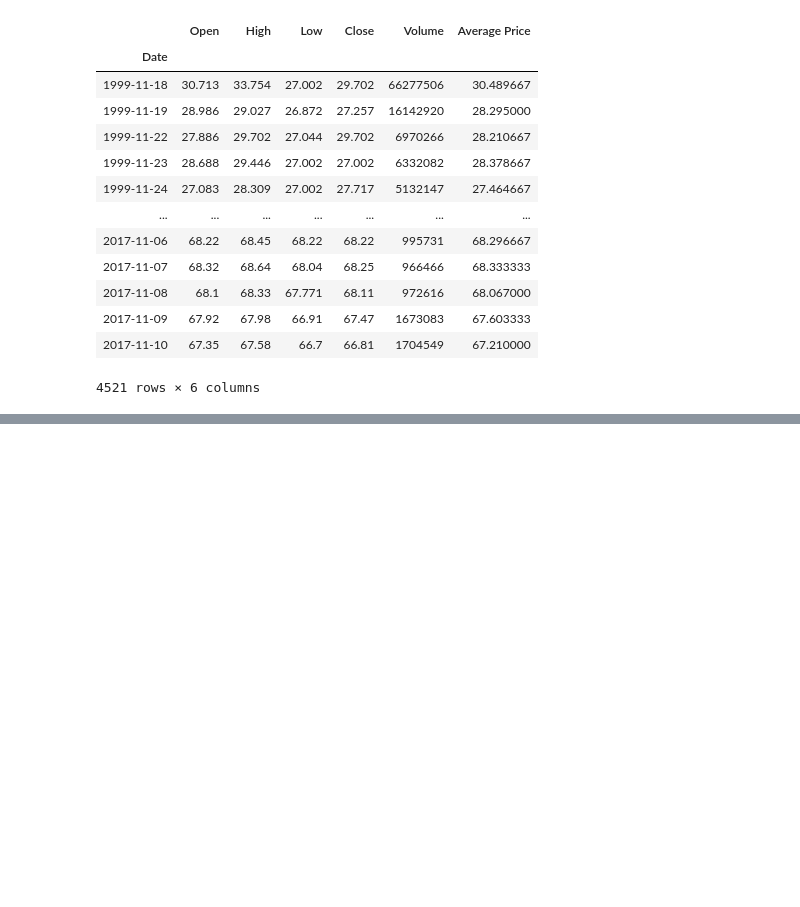
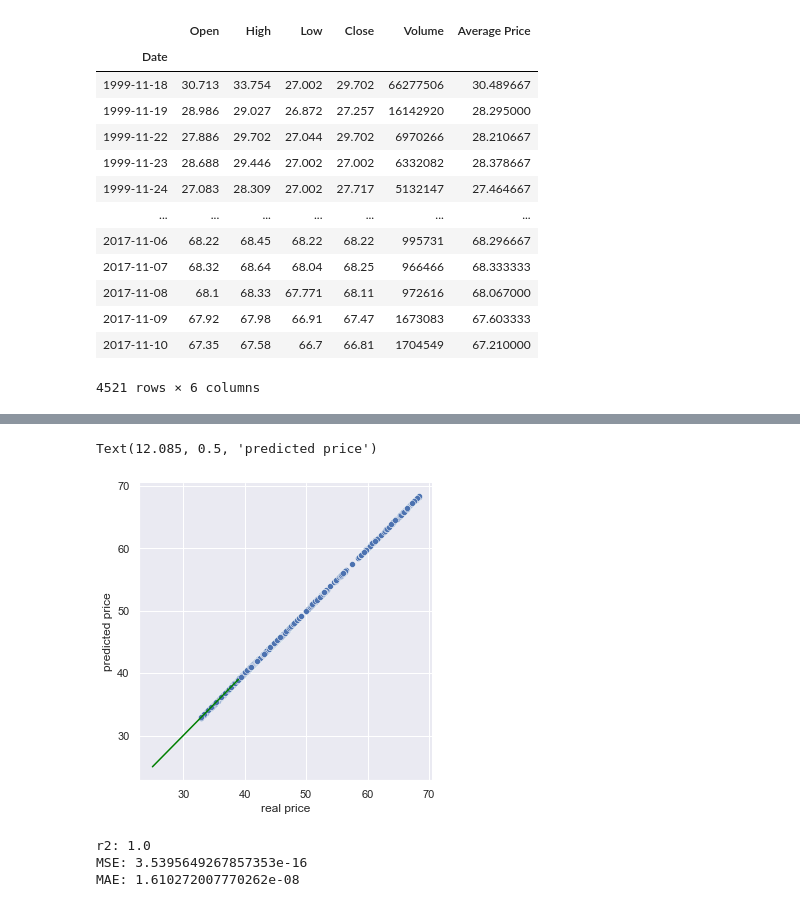
Before and after one commit to riz734/SI-370-Predictive-Models-for-Stocks, a Jupyter notebook: Stock.ipynb, the cells around one changed output, grey strips where cells are left out. Saved outputs shown, nothing was run; the diff lists cells and outputs as text; code cells hidden in the pictures; blank space fills up the shorter version.

```diff
--- a/Stock.ipynb
+++ b/Stock.ipynb
@@ -236,0 +262,19 @@ add_ta(stock_df,14)
+# %%
+from sklearn.linear_model import LinearRegression
+
+model = LinearRegression().fit(x_train, y_train)
+
+# The following section will get results by interpreting the created instance:
+
+# Obtain the coefficient of determination by calling the model with the score() function, then print the coefficient:
+r_sq = model.score(x_train, y_train)
+print('coefficient of determination:', r_sq)
+
+# Print the Intercept:
+print('intercept:', model.intercept_)
+
+# Print the Slope:
+print('slope:', model.coef_)
+
+# Predict a Response and print it:
+y_pred = model.predict(x_test)
@@ -236,0 +324,25 @@ add_ta(stock_df,14)
+# %%
+predictions = []
+
+for i in y_pred:
+    predictions.append(i[0])
+# %%
+sns.set(rc={"figure.figsize":(10, 6)})
+
+sns.relplot(x=y_test["Average Price"].values, y=predictions)
+plt.plot(np.arange(25, 40), np.arange(25, 40), color='green')
+plt.xlabel('real price')
+plt.ylabel('predicted price')
+# %% [output]
+Text(12.085, 0.5, 'predicted price')
+[figure, added]
+# %%
+from sklearn import metrics
+
+print("r2:", metrics.r2_score(y_true=y_test["Average Price"].values, y_pred=predictions))
+print("MSE:", metrics.mean_squared_error(y_true=y_test["Average Price"].values, y_pred=predictions))
+print("MAE:", metrics.mean_absolute_error(y_true=y_test["Average Price"].values, y_pred=predictions))
+# %% [output]
+r2: 1.0
+MSE: 3.5395649267857353e-16
+MAE: 1.610272007770262e-08
```
Also changed, not shown: parts of 43 cells of this notebook.
